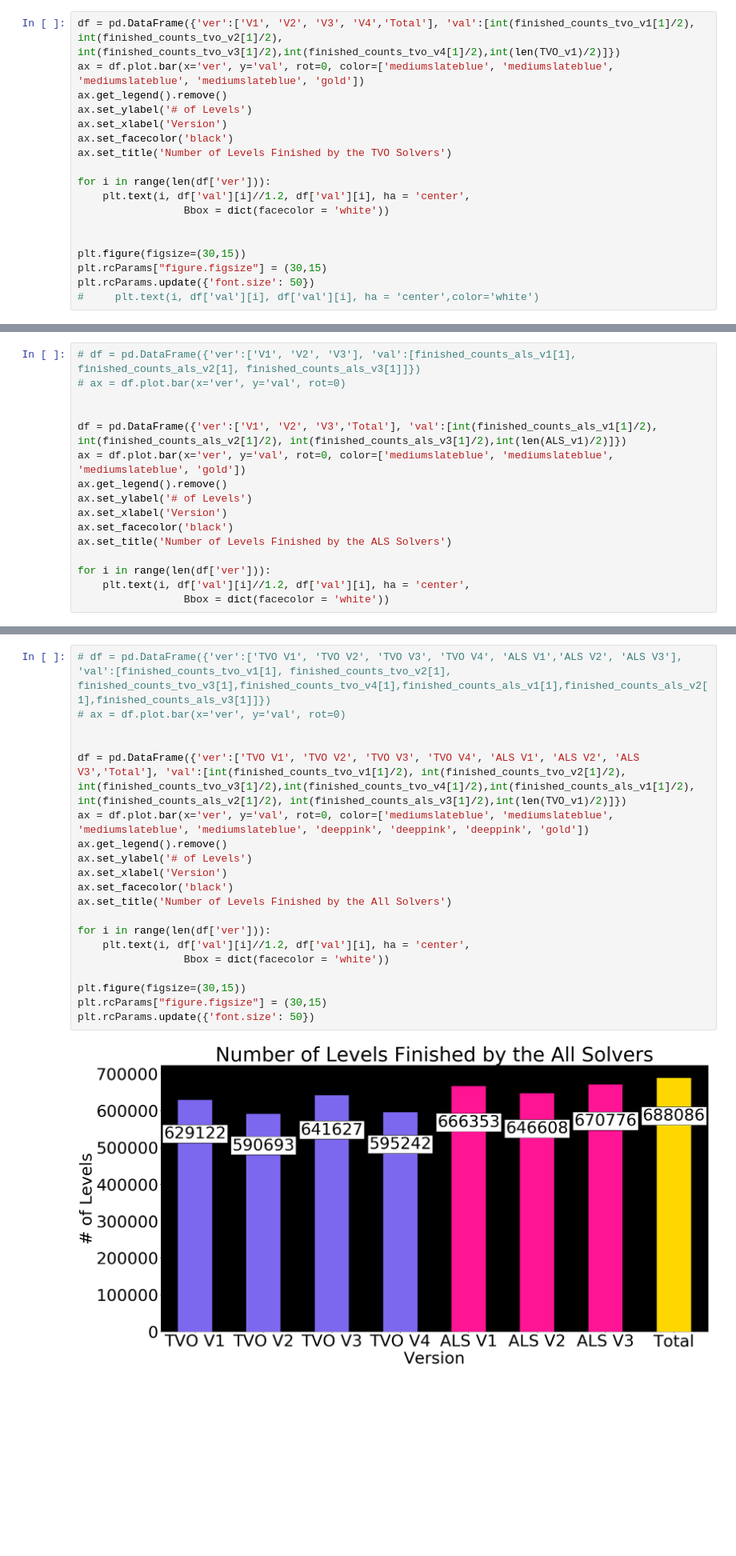
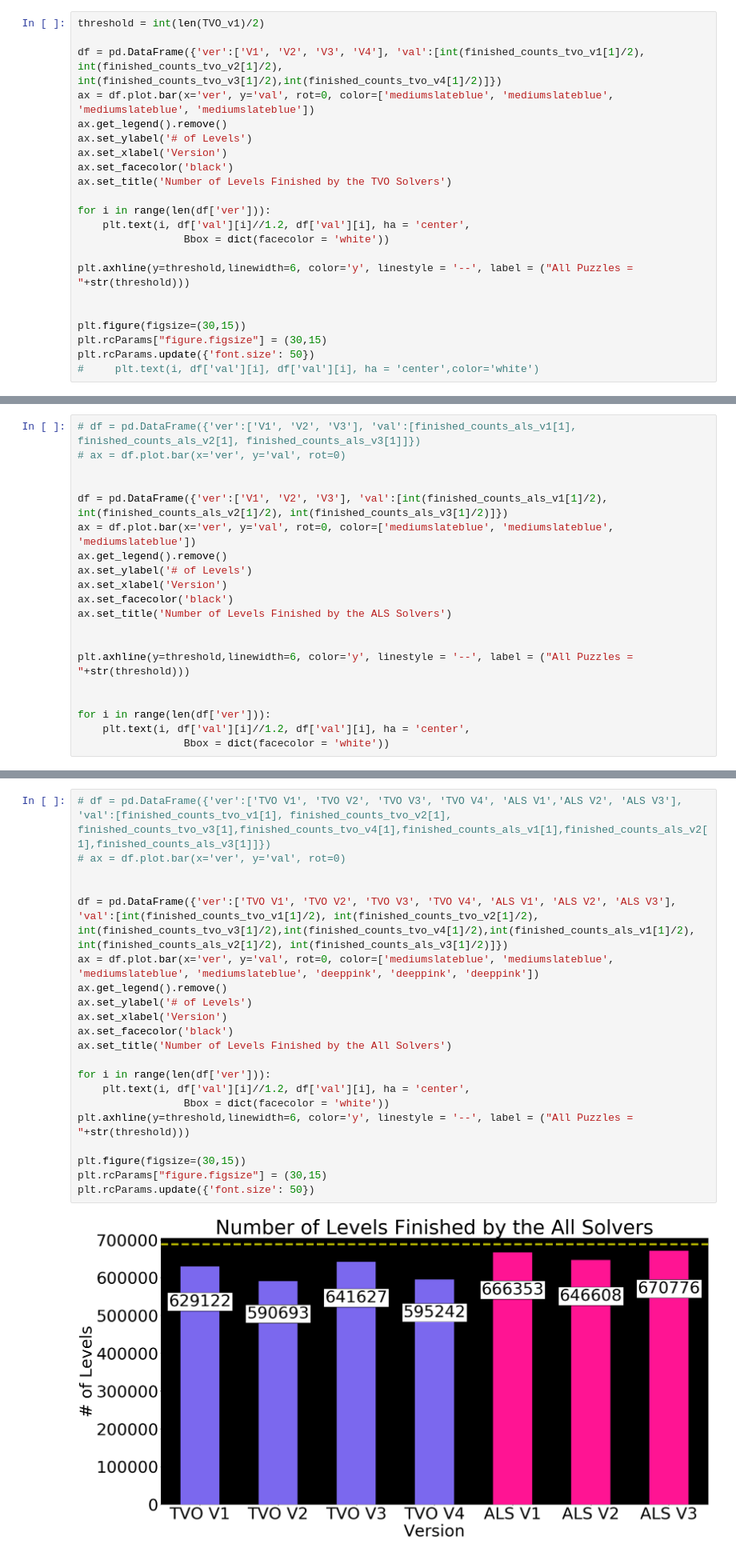
Before and after one commit to leerieo/DrMarioAi_ThesisProject, a Jupyter notebook: Simulator Tests.ipynb, the cells around one changed output, grey strips where cells are left out. Shown: that part at 80% size. Drawn from its saved outputs; the diff is of its cells as text; blank space fills up the shorter version.

```diff
--- a/Simulator Tests.ipynb
+++ b/Simulator Tests.ipynb
@@ -84,6 +84,8 @@ Name: finished, dtype: int64
 # %%
-df = pd.DataFrame({'ver':['V1', 'V2', 'V3', 'V4','Total'], 'val':[int(finished_counts_tvo_v1[1]/2), int(finished_counts_tvo_v2[1]/2), int(finished_counts_tvo_v3[1]/2),int(finished_counts_tvo_v4[1]/2),int(len(TVO_v1)/2)]})
-ax = df.plot.bar(x='ver', y='val', rot=0, color=['mediumslateblue', 'mediumslateblue', 'mediumslateblue', 'mediumslateblue', 'gold'])
+threshold = int(len(TVO_v1)/2)
+
+df = pd.DataFrame({'ver':['V1', 'V2', 'V3', 'V4'], 'val':[int(finished_counts_tvo_v1[1]/2), int(finished_counts_tvo_v2[1]/2), int(finished_counts_tvo_v3[1]/2),int(finished_counts_tvo_v4[1]/2)]})
+ax = df.plot.bar(x='ver', y='val', rot=0, color=['mediumslateblue', 'mediumslateblue', 'mediumslateblue', 'mediumslateblue'])
 ax.get_legend().remove()
 ax.set_ylabel('# of Levels')
 ax.set_xlabel('Version')
@@ -94,6 +96,8 @@ for i in range(len(df['ver'])):
     plt.text(i, df['val'][i]//1.2, df['val'][i], ha = 'center',
                  Bbox = dict(facecolor = 'white'))
 
+plt.axhline(y=threshold,linewidth=6, color='y', linestyle = '--', label = ("All Puzzles = "+str(threshold)))
+
 
 plt.figure(figsize=(30,15))
 plt.rcParams["figure.figsize"] = (30,15)
@@ -165,14 +167,18 @@ Name: finished, dtype: int64
 # ax = df.plot.bar(x='ver', y='val', rot=0)
 
 
-df = pd.DataFrame({'ver':['V1', 'V2', 'V3','Total'], 'val':[int(finished_counts_als_v1[1]/2), int(finished_counts_als_v2[1]/2), int(finished_counts_als_v3[1]/2),int(len(ALS_v1)/2)]})
-ax = df.plot.bar(x='ver', y='val', rot=0, color=['mediumslateblue', 'mediumslateblue', 'mediumslateblue', 'gold'])
+df = pd.DataFrame({'ver':['V1', 'V2', 'V3'], 'val':[int(finished_counts_als_v1[1]/2), int(finished_counts_als_v2[1]/2), int(finished_counts_als_v3[1]/2)]})
+ax = df.plot.bar(x='ver', y='val', rot=0, color=['mediumslateblue', 'mediumslateblue', 'mediumslateblue'])
 ax.get_legend().remove()
 ax.set_ylabel('# of Levels')
 ax.set_xlabel('Version')
 ax.set_facecolor('black')
 ax.set_title('Number of Levels Finished by the ALS Solvers')
 
+
+plt.axhline(y=threshold,linewidth=6, color='y', linestyle = '--', label = ("All Puzzles = "+str(threshold)))
+
+
 for i in range(len(df['ver'])):
     plt.text(i, df['val'][i]//1.2, df['val'][i], ha = 'center',
                  Bbox = dict(facecolor = 'white'))
@@ -210,25 +216,26 @@ plt.rcParams["figure.figsize"] = (13,15)
 # %%
 # df = pd.DataFrame({'ver':['TVO V1', 'TVO V2', 'TVO V3', 'TVO V4', 'ALS V1','ALS V2', 'ALS V3'], 'val':[finished_counts_tvo_v1[1], finished_counts_tvo_v2[1], finished_counts_tvo_v3[1],finished_counts_tvo_v4[1],finished_counts_als_v1[1],finished_counts_als_v2[1],finished_counts_als_v3[1]]})
 # ax = df.plot.bar(x='ver', y='val', rot=0)
 
 
-df = pd.DataFrame({'ver':['TVO V1', 'TVO V2', 'TVO V3', 'TVO V4', 'ALS V1', 'ALS V2', 'ALS V3','Total'], 'val':[int(finished_counts_tvo_v1[1]/2), int(finished_counts_tvo_v2[1]/2), int(finished_counts_tvo_v3[1]/2),int(finished_counts_tvo_v4[1]/2),int(finished_counts_als_v1[1]/2), int(finished_counts_als_v2[1]/2), int(finished_counts_als_v3[1]/2),int(len(TVO_v1)/2)]})
-ax = df.plot.bar(x='ver', y='val', rot=0, color=['mediumslateblue', 'mediumslateblue', 'mediumslateblue', 'mediumslateblue', 'deeppink', 'deeppink', 'deeppink', 'gold'])
+df = pd.DataFrame({'ver':['TVO V1', 'TVO V2', 'TVO V3', 'TVO V4', 'ALS V1', 'ALS V2', 'ALS V3'], 'val':[int(finished_counts_tvo_v1[1]/2), int(finished_counts_tvo_v2[1]/2), int(finished_counts_tvo_v3[1]/2),int(finished_counts_tvo_v4[1]/2),int(finished_counts_als_v1[1]/2), int(finished_counts_als_v2[1]/2), int(finished_counts_als_v3[1]/2)]})
+ax = df.plot.bar(x='ver', y='val', rot=0, color=['mediumslateblue', 'mediumslateblue', 'mediumslateblue', 'mediumslateblue', 'deeppink', 'deeppink', 'deeppink'])
 ax.get_legend().remove()
 ax.set_ylabel('# of Levels')
 ax.set_xlabel('Version')
 ax.set_facecolor('black')
 ax.set_title('Number of Levels Finished by the All Solvers')
 
 for i in range(len(df['ver'])):
     plt.text(i, df['val'][i]//1.2, df['val'][i], ha = 'center',
                  Bbox = dict(facecolor = 'white'))
+plt.axhline(y=threshold,linewidth=6, color='y', linestyle = '--', label = ("All Puzzles = "+str(threshold)))
 
 plt.figure(figsize=(30,15))
 plt.rcParams["figure.figsize"] = (30,15)
 plt.rcParams.update({'font.size': 50})
 # %% [output]
-[figure, old version]
+[figure, new version]
 <Figure size 2160x1080 with 0 Axes>
 # %%
 
```
Also changed, not shown: parts of 10 cells of this notebook, 10 other files.
